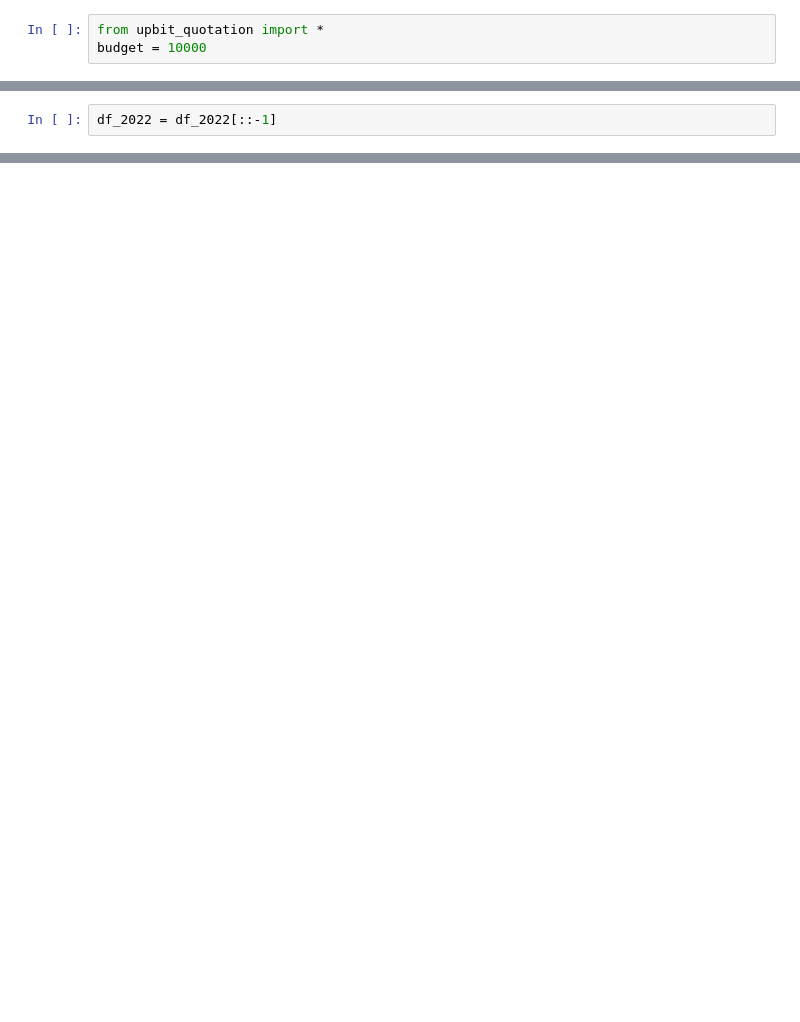
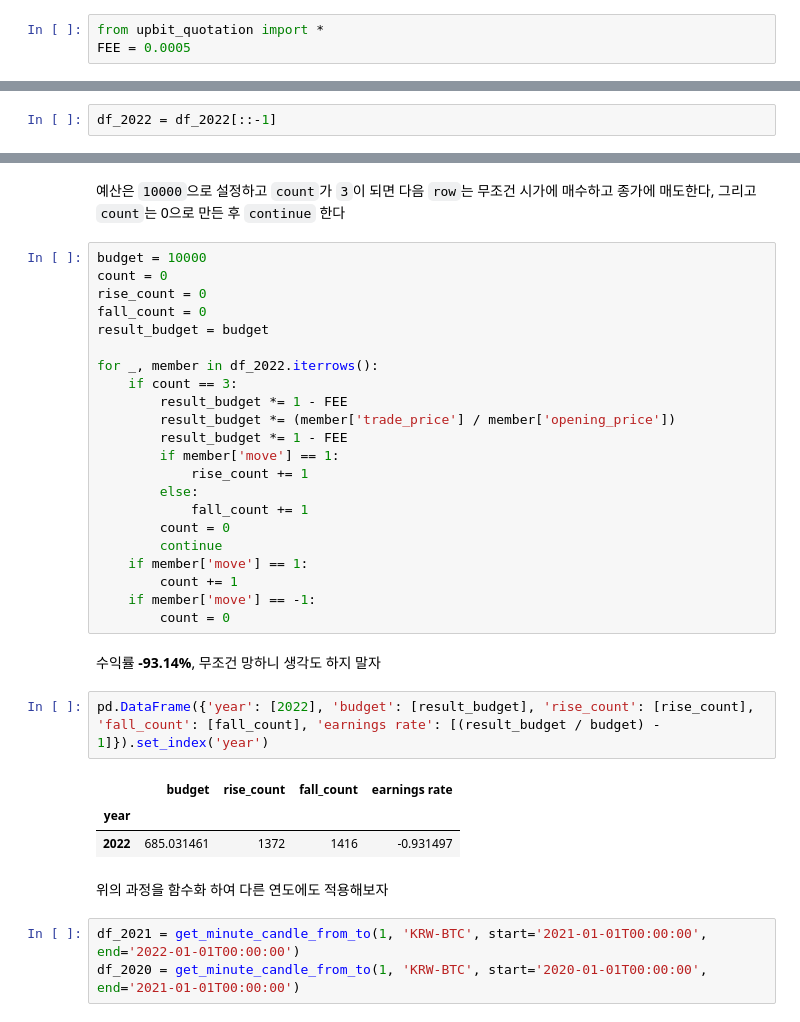
Before and after one commit to helpingstar/hstrader, a Jupyter notebook: three_minute_momentum.ipynb, the cells around one changed output, grey strips where cells are left out. Cells and saved outputs as stored; diff of their text form; blank space fills up the shorter version.

```diff
--- a/three_minute_momentum.ipynb
+++ b/three_minute_momentum.ipynb
@@ -3,3 +4,3 @@
 # %%
 from upbit_quotation import *
-budget = 10000
+FEE = 0.0005
@@ -107,0 +67,37 @@ print(res.json())
+# %% [markdown]
+예산은 `10000`으로 설정하고 `count`가 `3`이 되면 다음 `row`는 무조건 시가에 매수하고 종가에 매도한다, 그리고 `count`는 0으로 만든 후 `continue` 한다
+# %%
+budget = 10000
+count = 0
+rise_count = 0
+fall_count = 0
+result_budget = budget
+
+for _, member in df_2022.iterrows():
+    if count == 3:
+        result_budget *= 1 - FEE
+        result_budget *= (member['trade_price'] / member['opening_price'])
+        result_budget *= 1 - FEE
+        if member['move'] == 1:
+            rise_count += 1
+        else:
+            fall_count += 1
+        count = 0
+        continue
+    if member['move'] == 1:
+        count += 1
+    if member['move'] == -1:
+        count = 0
+# %% [markdown]
+수익률 **-93.14%**, 무조건 망하니 생각도 하지 말자
+# %%
+pd.DataFrame({'year': [2022], 'budget': [result_budget], 'rise_count': [rise_count], 'fall_count': [fall_count], 'earnings rate': [(result_budget / budget) - 1]}).set_index('year')
+# %% [output]
+|  | budget | rise_count | fall_count | earnings rate |
+| year |  |  |  |  |
+| 2022 | 685.031461 | 1372 | 1416 | -0.931497 |
+# %% [markdown]
+위의 과정을 함수화 하여 다른 연도에도 적용해보자
+# %%
+df_2021 = get_minute_candle_from_to(1, 'KRW-BTC', start='2021-01-01T00:00:00', end='2022-01-01T00:00:00')
+df_2020 = get_minute_candle_from_to(1, 'KRW-BTC', start='2020-01-01T00:00:00', end='2021-01-01T00:00:00')
```
Also changed, not shown: parts of 15 cells of this notebook.
